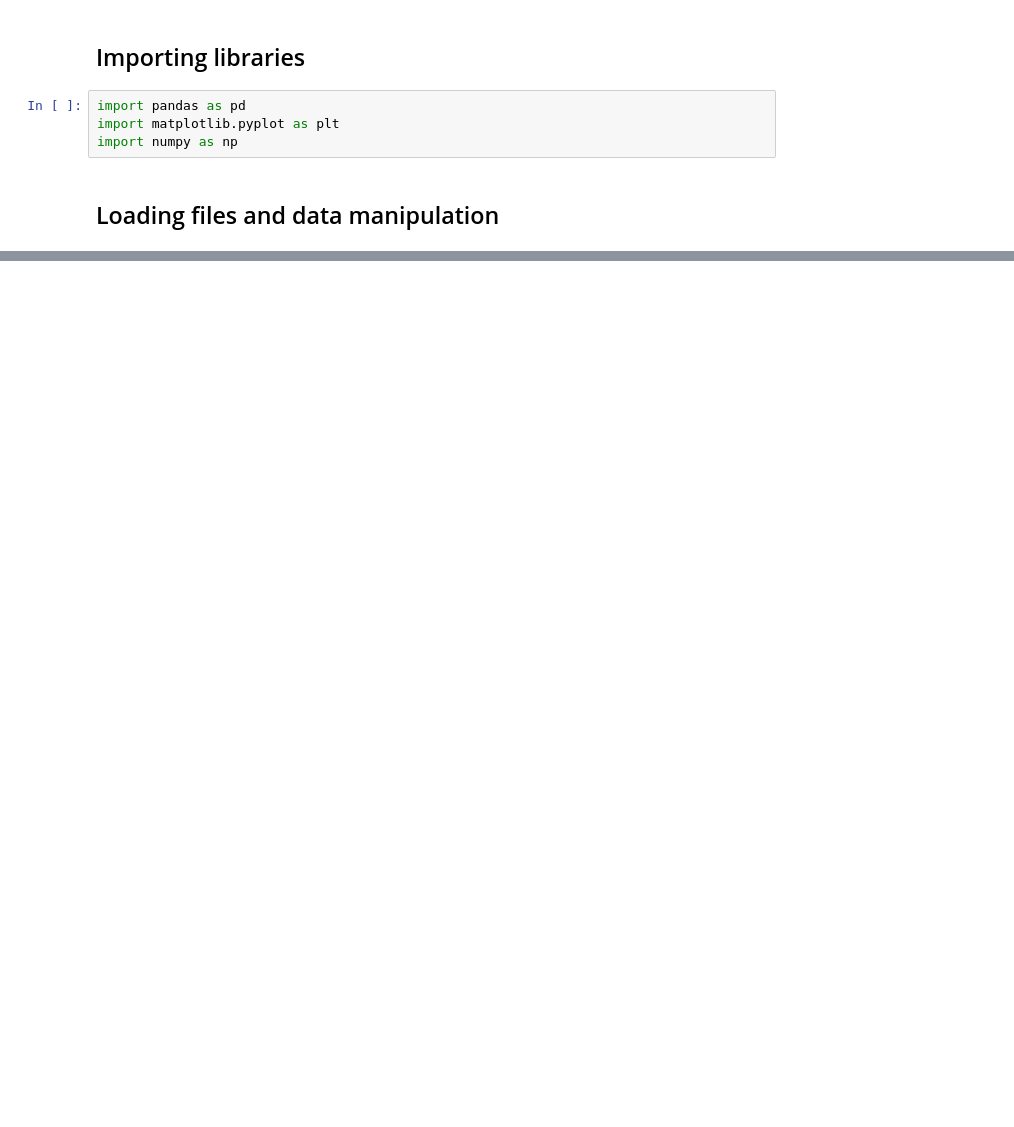
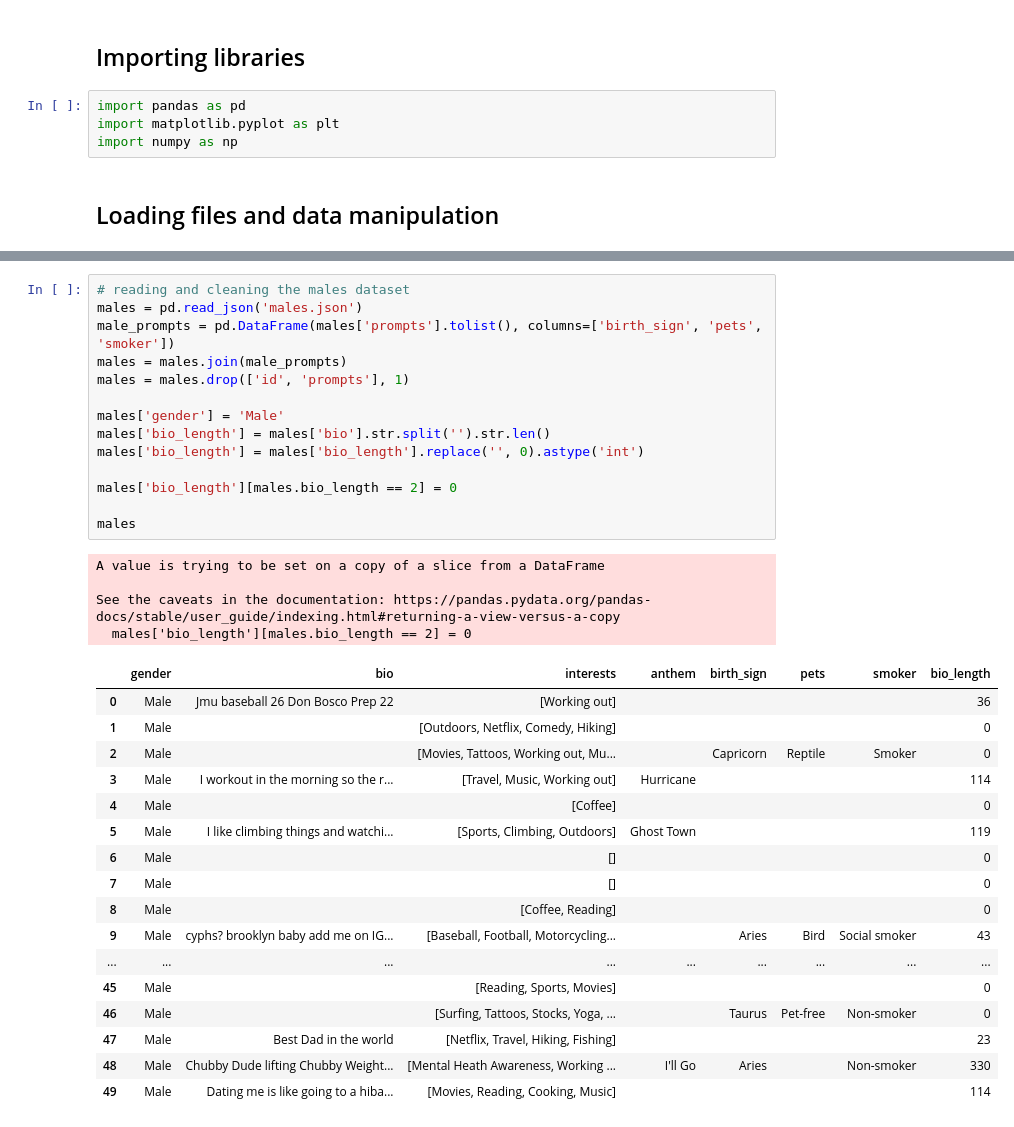
Before and after one commit to ccvale/tinder-profile-analysis, a Jupyter notebook: tinderquery.ipynb, the cells around one changed output, grey strips where cells are left out. Drawn from its saved outputs; the diff is of its cells as text; blank space fills up the shorter version.

```diff
--- a/tinderquery.ipynb
+++ b/tinderquery.ipynb
@@ -29,0 +45,36 @@ profiles
+# %%
+# reading and cleaning the males dataset
+males = pd.read_json('males.json')
+male_prompts = pd.DataFrame(males['prompts'].tolist(), columns=['birth_sign', 'pets', 'smoker'])
+males = males.join(male_prompts)
+males = males.drop(['id', 'prompts'], 1)
+
+males['gender'] = 'Male'
+males['bio_length'] = males['bio'].str.split('').str.len()
+males['bio_length'] = males['bio_length'].replace('', 0).astype('int')
+
+males['bio_length'][males.bio_length == 2] = 0
+
+males
+# %% [output]
+A value is trying to be set on a copy of a slice from a DataFrame
+
+See the caveats in the documentation: https://pandas.pydata.org/pandas-docs/stable/user_guide/indexing.html#returning-a-view-versus-a-copy
+  males['bio_length'][males.bio_length == 2] = 0
+|  | gender | bio | interests | anthem | birth_sign | pets | smoker | bio_length |
+| 0 | Male | Jmu baseball 26 Don Bosco Prep 22 | [Working out] |  |  |  |  | 36 |
+| 1 | Male |  | [Outdoors, Netflix, Comedy, Hiking] |  |  |  |  | 0 |
+| 2 | Male |  | [Movies, Tattoos, Working out, Mu... |  | Capricorn | Reptile | Smoker | 0 |
+| 3 | Male | I workout in the morning so the r... | [Travel, Music, Working out] | Hurricane |  |  |  | 114 |
+| 4 | Male |  | [Coffee] |  |  |  |  | 0 |
+| 5 | Male | I like climbing things and watchi... | [Sports, Climbing, Outdoors] | Ghost Town |  |  |  | 119 |
+| 6 | Male |  | [] |  |  |  |  | 0 |
+| 7 | Male |  | [] |  |  |  |  | 0 |
+| 8 | Male |  | [Coffee, Reading] |  |  |  |  | 0 |
+| 9 | Male | cyphs? brooklyn baby add me on IG... | [Baseball, Football, Motorcycling... |  | Aries | Bird | Social smoker | 43 |
+| ... | ... | ... | ... | ... | ... | ... | ... | ... |
+| 45 | Male |  | [Reading, Sports, Movies] |  |  |  |  | 0 |
+| 46 | Male |  | [Surfing, Tattoos, Stocks, Yoga, ... |  | Taurus | Pet-free | Non-smoker | 0 |
+| 47 | Male | Best Dad in the world | [Netflix, Travel, Hiking, Fishing] |  |  |  |  | 23 |
+| 48 | Male | Chubby Dude lifting Chubby Weight... | [Mental Heath Awareness, Working ... | I'll Go | Aries |  | Non-smoker | 330 |
+| 49 | Male | Dating me is like going to a hiba... | [Movies, Reading, Cooking, Music] |  |  |  |  | 114 |
```
Also changed, not shown: parts of 3 cells of this notebook, 1 other file.
